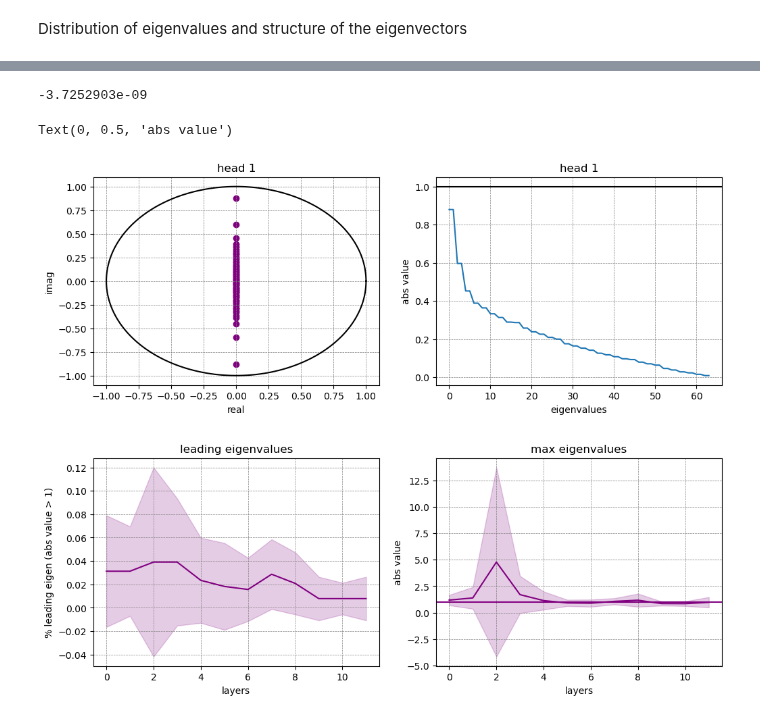
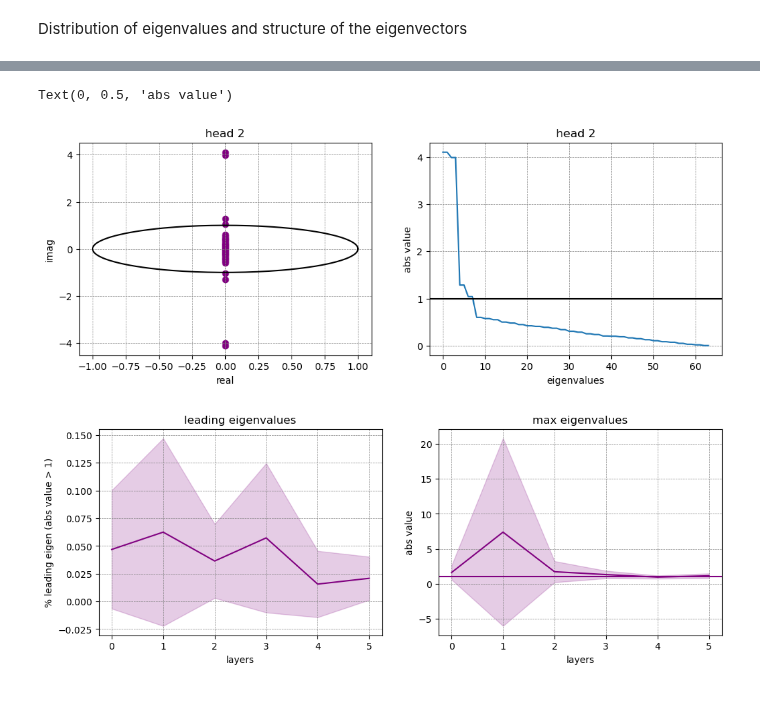
Before and after one commit to matteosaponati/attention-geometry, a Jupyter notebook: examples/DistillBERT_syn_skewsyn.ipynb, the cells around one changed output, grey strips where cells are left out. Cells and saved outputs as stored; diff of their text form; code cells hidden in the pictures.

```diff
--- a/examples/DistillBERT_syn_skewsyn.ipynb
+++ b/examples/DistillBERT_syn_skewsyn.ipynb
@@ -15,7 +15,7 @@ from transformers import DistilBertModel
 # %%
 'import BERT base model (l = 12, d = 768, h = 12 ; tot num parameters 110M)'
 
-l = 12
+l = 6
 d = 768
 h = 12
 
@@ -34,12 +34,12 @@ returns:
 
 def get_matrices(model):
 
-    layers = len(model.encoder.layer)
+    layers = len(model.transformer.layer)
     Wq, Wk, Wv, M = [], [], [], []
     for l in range(layers):
-        Wq.append(model.encoder.layer[l].attention.self.query.weight.detach().numpy())
-        Wk.append(model.encoder.layer[l].attention.self.key.weight.detach().numpy())
-        Wv.append(model.encoder.layer[l].attention.self.value.weight.detach().numpy())
+        Wq.append(model.transformer.layer[l].attention.q_lin.weight.detach().numpy())
+        Wk.append(model.transformer.layer[l].attention.k_lin.weight.detach().numpy())
+        Wv.append(model.transformer.layer[l].attention.v_lin.weight.detach().numpy())
         M.append(Wq[l]@(Wk[l].T))
 
     return Wq, Wk, Wv, M
@@ -338,7 +305,3 @@ plt.colorbar()
-# %%
-np.dot(eigenvectors[:,0],eigenvectors[:,1])
-# %% [output]
--3.7252903e-09
 # %%
 """
 SKEW-SYMMETRIC PART
@@ -348,33 +311,33 @@ layer = 0
 _, N = get_blocks(d,dh,M[layer])
 # %%
 'eigenvalue distribution on the unit circle for a given head'
-head = 1
+head = 2
 eigenvalues = np.linalg.eigvals(N[head])
 
 angle = np.linspace(0, 2*np.pi, 200)
 x = np.cos(angle)
 y = np.sin(angle)
 
 # plot
 plt.figure(figsize=(12,4))
 plt.subplot(1,2,1)
 plt.title('head '+str(head))
 plt.plot(x, y, 'k')
 plt.scatter(eigenvalues.real,eigenvalues.imag,color='purple')
 plt.xlabel('real')
 plt.ylabel('imag')
 plt.grid(color = 'gray', linestyle = '--', linewidth = 0.5)
 
 plt.subplot(1,2,2)
 plt.title('head '+str(head))
 plt.plot(np.sort(np.absolute(eigenvalues))[::-1])
 plt.grid(color = 'gray', linestyle = '--', linewidth = 0.5)
 plt.axhline(y=1,color='k')
 plt.xlabel('eigenvalues')
 plt.ylabel('abs value')
 # %% [output]
 Text(0, 0.5, 'abs value')
-[figure, old version]
+[figure, new version]
 # %%
 """
 eigenvalues distribution across the network layers
@@ -424,4 +387,4 @@ plt.ylabel('abs value')
 plt.axhline(y=1,color='purple')
 plt.grid(color = 'gray', linestyle = '--', linewidth = 0.5)
 # %% [output]
-[figure, old version]
+[figure, new version]
```
Also changed, not shown: parts of 11 cells of this notebook.
